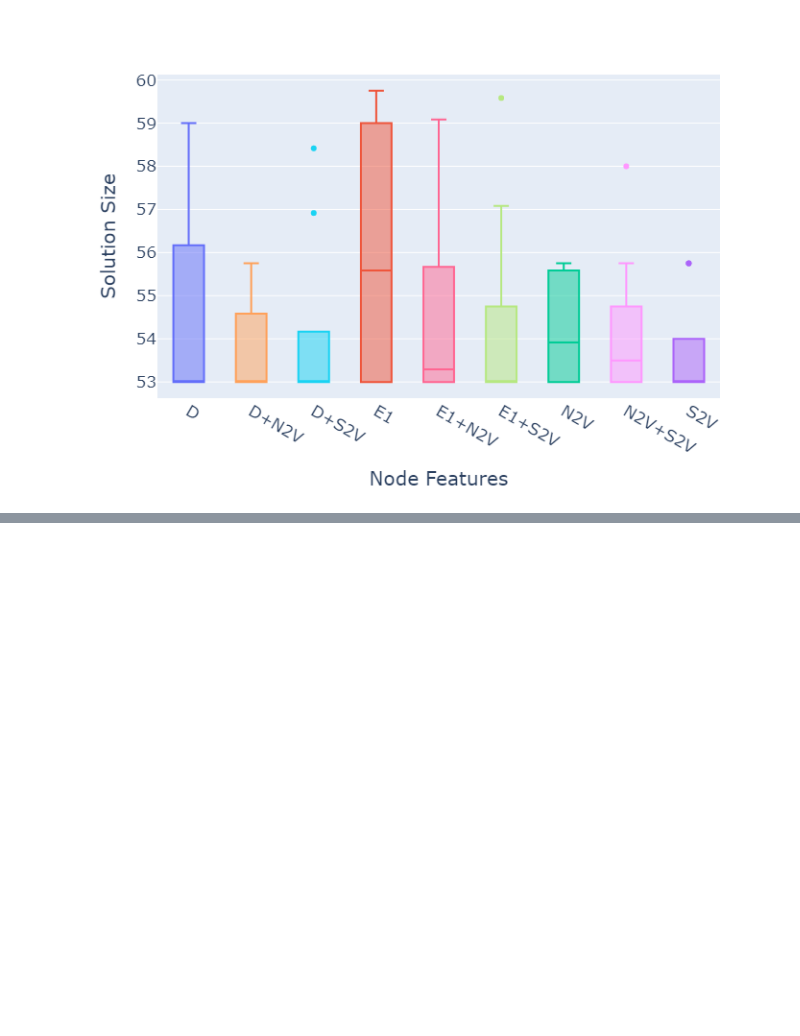
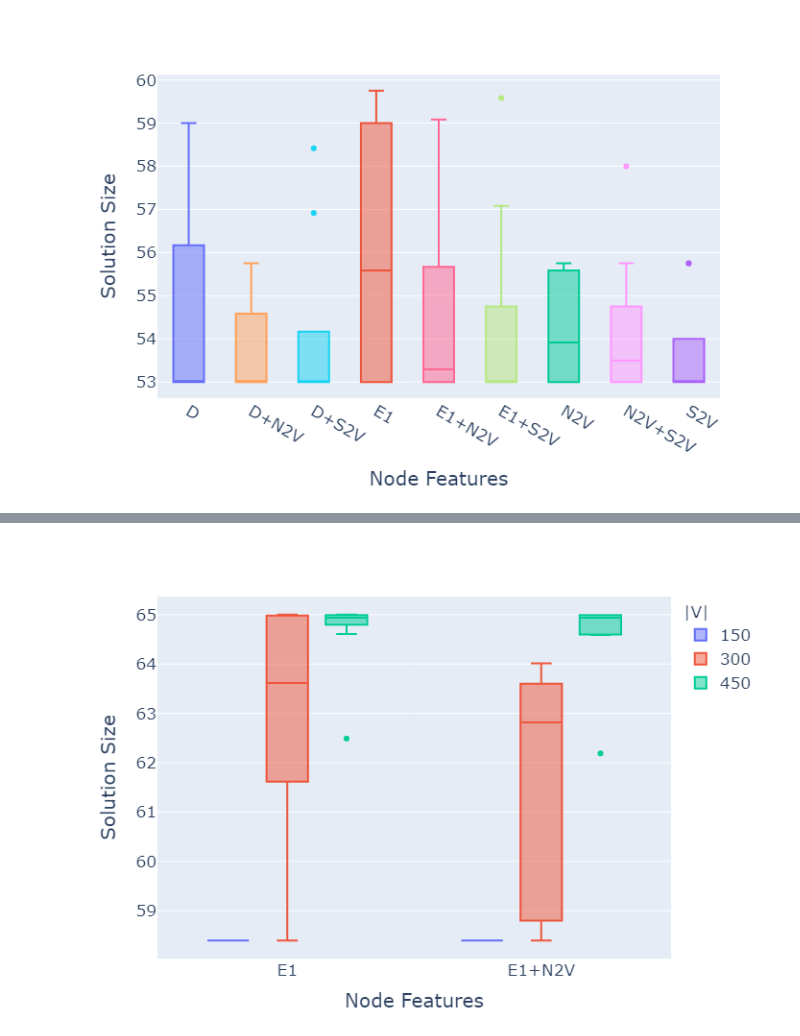
Before and after one commit to rettrich/thesis, a Jupyter notebook: eval/evaluation.ipynb, the cells around one changed output, grey strips where cells are left out. Drawn from its saved outputs; the diff is of its cells as text; code cells hidden in the pictures; blank space fills up the shorter version.

```diff
--- a/eval/evaluation.ipynb
+++ b/eval/evaluation.ipynb
@@ -288,0 +317,25 @@ plot_features(features, "V450-082-0825-benchmark")
+# %%
+features_1 = combine(get_features("V150_082-0825", 1))
+features_2 = combine(get_features("V300_082-0825", 1))
+features_3 = combine(get_features("V450-082-0825_k20", 1))
+filter!(Symbol("Node Features") => !.==("N2V") , features_3)
+filter!(Symbol("Node Features") => !.==("S2V") , features_3)
+filter!(Symbol("Node Features") => !.==("D") , features_3)
+filter!(Symbol("Node Features") => !.==("D+N2V") , features_3)
+filter!(Symbol("Node Features") => !.==("D+S2V") , features_3)
+filter!(Symbol("Node Features") => !.==("N2V+S2V") , features_3)
+filter!(Symbol("Node Features") => !.==("E1+S2V") , features_3)
+features_1[!, Symbol("|V|")] .= "150"
+features_2[!, Symbol("|V|")] .= "300"
+features_3[!, Symbol("|V|")] .= "450"
+p = plot([features_1; features_2; features_3], x=Symbol("Node Features"), y=Symbol("Solution Size"), kind="box", color=Symbol("|V|"),
+    Layout(
+        # showlegend=false,
+        boxmode="group",
+        font=attr(size=17),
+        group=Symbol("|V|")
+    ))
+savefig(p, "generalization-2.pdf", width=500, height=350)
+p
+# %% [output]
+[figure, added]
```
Also changed, not shown: parts of 13 cells of this notebook, 22 other files.
